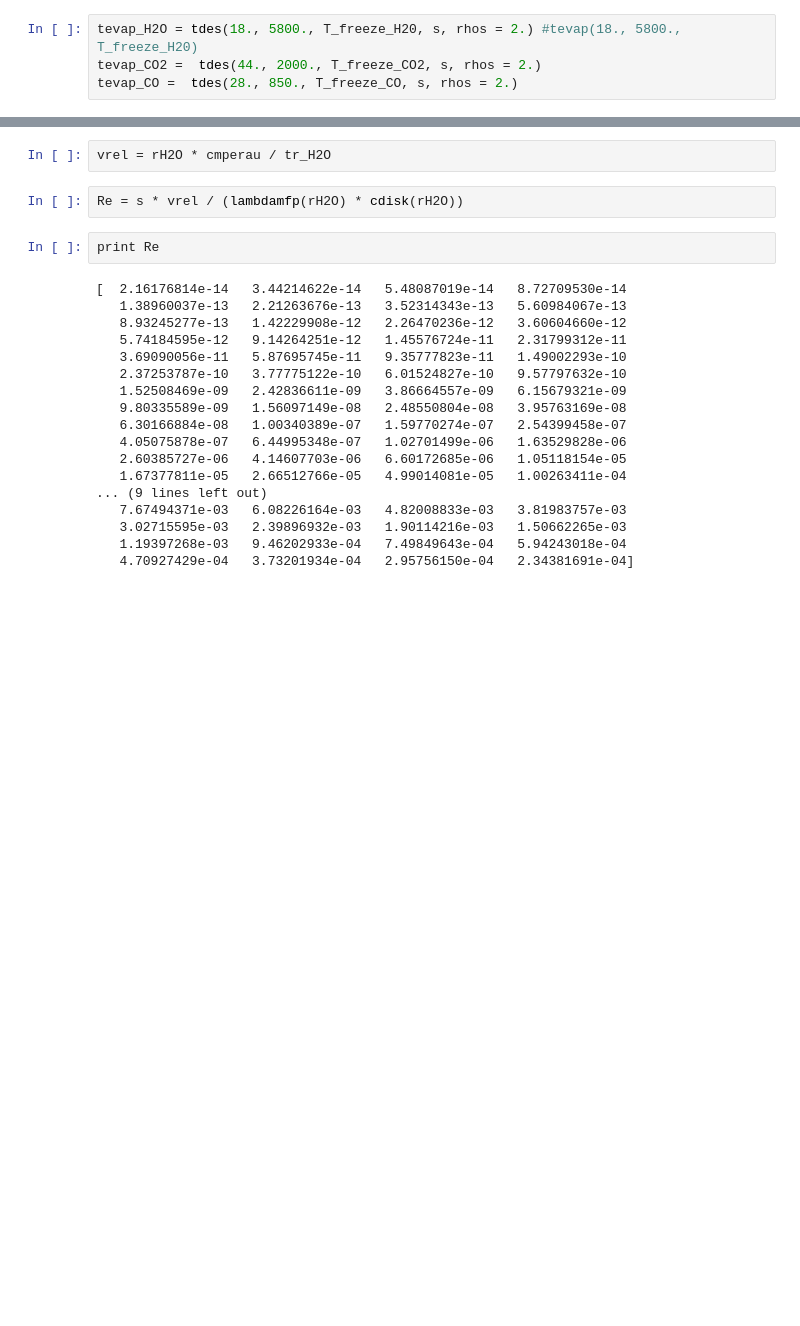
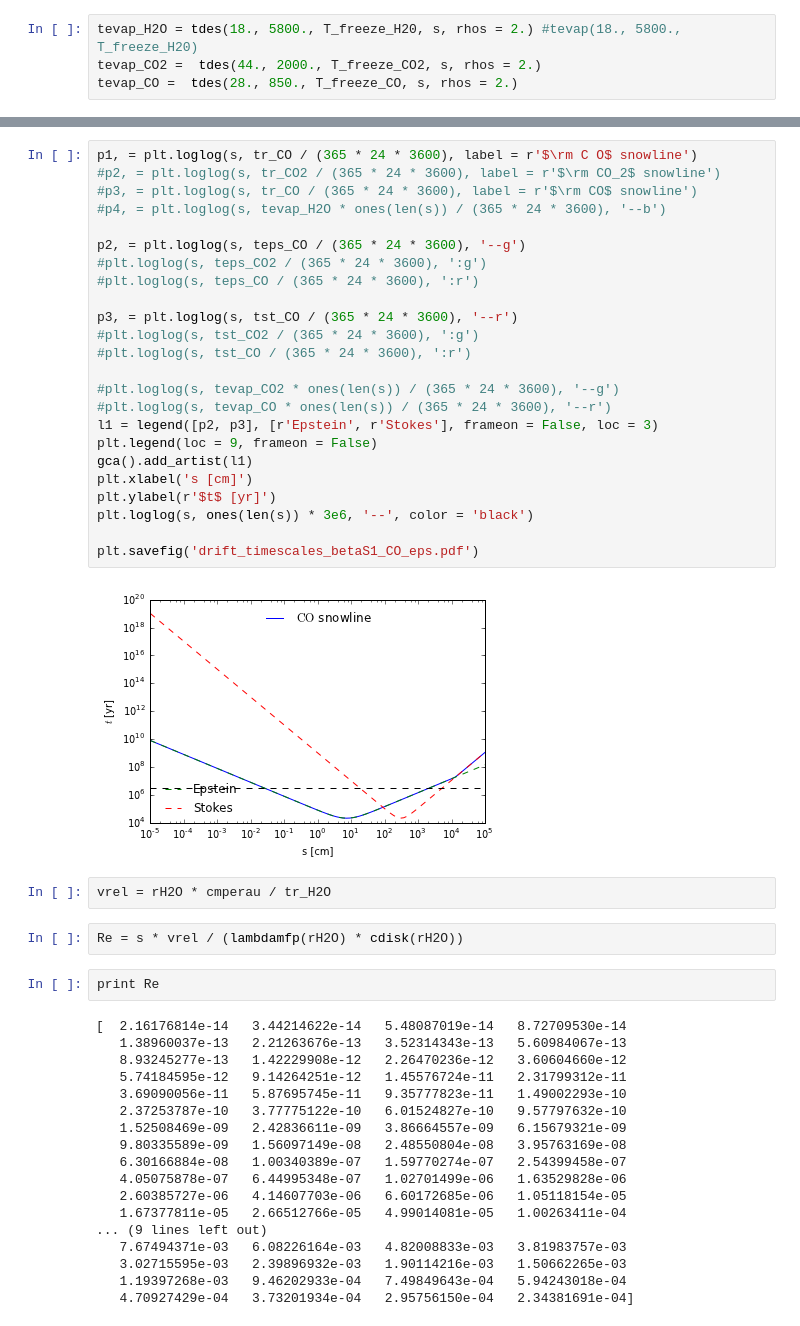
Before and after one commit to apiso/Thesis, a Jupyter notebook: python/CO_plots.ipynb, the cells around one changed output, grey strips where cells are left out. Drawn from its saved outputs; the diff is of its cells as text; blank space fills up the shorter version.

```diff
--- a/python/CO_plots.ipynb
+++ b/python/CO_plots.ipynb
@@ -79,3 +162,29 @@ plt.loglog(s, ones(len(s)) * 3e6, '--', color = 'black')
+# %%
+p1, = plt.loglog(s, tr_CO / (365 * 24 * 3600), label = r'$\rm C O$ snowline')
+#p2, = plt.loglog(s, tr_CO2 / (365 * 24 * 3600), label = r'$\rm CO_2$ snowline')
+#p3, = plt.loglog(s, tr_CO / (365 * 24 * 3600), label = r'$\rm CO$ snowline')
+#p4, = plt.loglog(s, tevap_H2O * ones(len(s)) / (365 * 24 * 3600), '--b')
+
+p2, = plt.loglog(s, teps_CO / (365 * 24 * 3600), '--g')
+#plt.loglog(s, teps_CO2 / (365 * 24 * 3600), ':g')
+#plt.loglog(s, teps_CO / (365 * 24 * 3600), ':r')
+
+p3, = plt.loglog(s, tst_CO / (365 * 24 * 3600), '--r')
+#plt.loglog(s, tst_CO2 / (365 * 24 * 3600), ':g')
+#plt.loglog(s, tst_CO / (365 * 24 * 3600), ':r')
+
+#plt.loglog(s, tevap_CO2 * ones(len(s)) / (365 * 24 * 3600), '--g')
+#plt.loglog(s, tevap_CO * ones(len(s)) / (365 * 24 * 3600), '--r')
+l1 = legend([p2, p3], [r'Epstein', r'Stokes'], frameon = False, loc = 3)
+plt.legend(loc = 9, frameon = False)
+gca().add_artist(l1)
+plt.xlabel('s [cm]')
+plt.ylabel(r'$t$ [yr]')
+plt.loglog(s, ones(len(s)) * 3e6, '--', color = 'black')
+
+plt.savefig('drift_timescales_betaS1_CO_eps.pdf')
+# %% [output]
+[figure, added]
 # %%
 vrel = rH2O * cmperau / tr_H2O
 # %%
```
Also changed, not shown: parts of 10 cells of this notebook, 11 other files.
